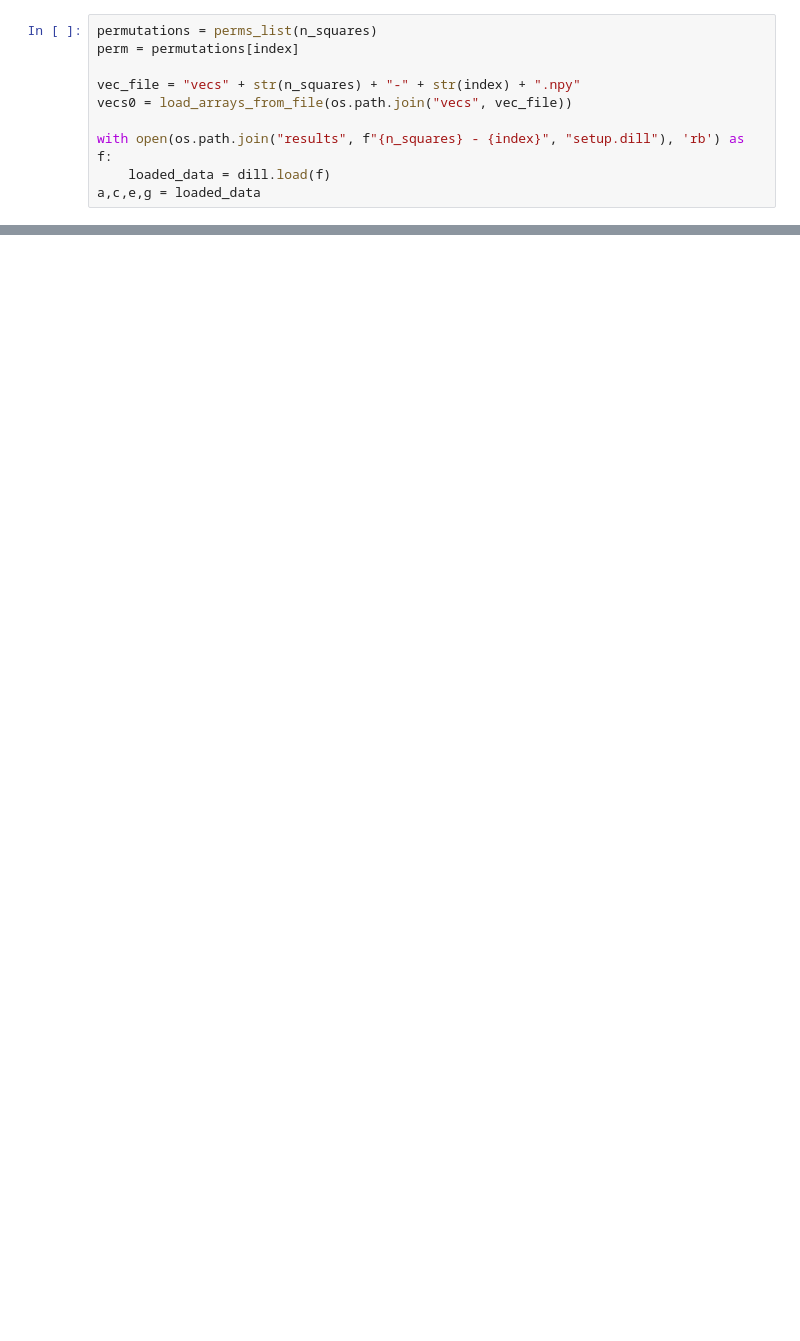
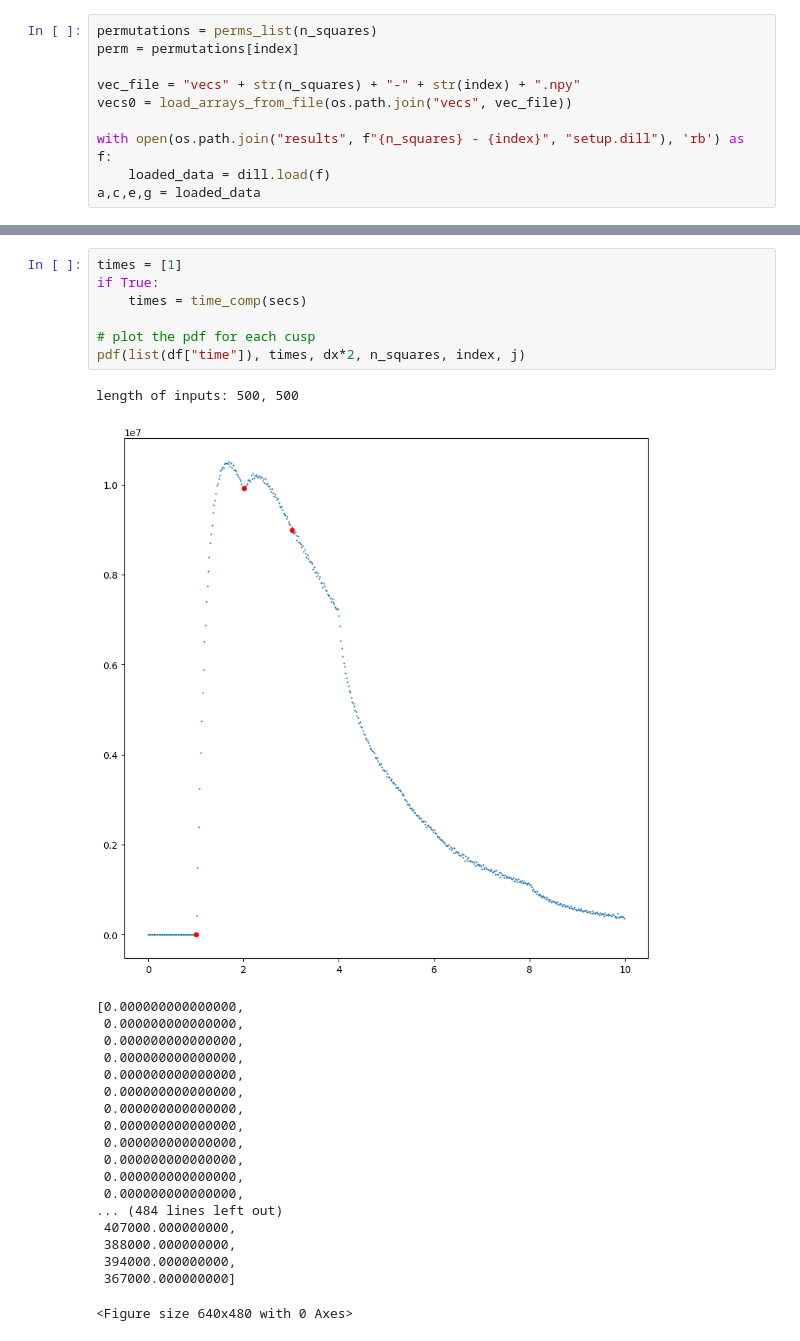
Before and after one commit to mlbeers/MXM, a Jupyter notebook: Poincare_Sections/Individual.ipynb, the cells around one changed output, grey strips where cells are left out. Drawn from its saved outputs; the diff is of its cells as text; blank space fills up the shorter version.

```diff
--- a/Poincare_Sections/Individual.ipynb
+++ b/Poincare_Sections/Individual.ipynb
@@ -87,0 +86,28 @@ i = 0 j = 8
+# %%
+times = [1]
+if True:
+    times = time_comp(secs)
+
+# plot the pdf for each cusp
+pdf(list(df["time"]), times, dx*2, n_squares, index, j)
+# %% [output]
+length of inputs: 500, 500
+[figure, added]
+[0.000000000000000,
+ 0.000000000000000,
+ 0.000000000000000,
+ 0.000000000000000,
+ 0.000000000000000,
+ 0.000000000000000,
+ 0.000000000000000,
+ 0.000000000000000,
+ 0.000000000000000,
+ 0.000000000000000,
+ 0.000000000000000,
+ 0.000000000000000,
+... (484 lines left out)
+ 407000.000000000,
+ 388000.000000000,
+ 394000.000000000,
+ 367000.000000000]
+<Figure size 640x480 with 0 Axes>
```
Also changed, not shown: parts of 3 cells of this notebook, 1 other file.
